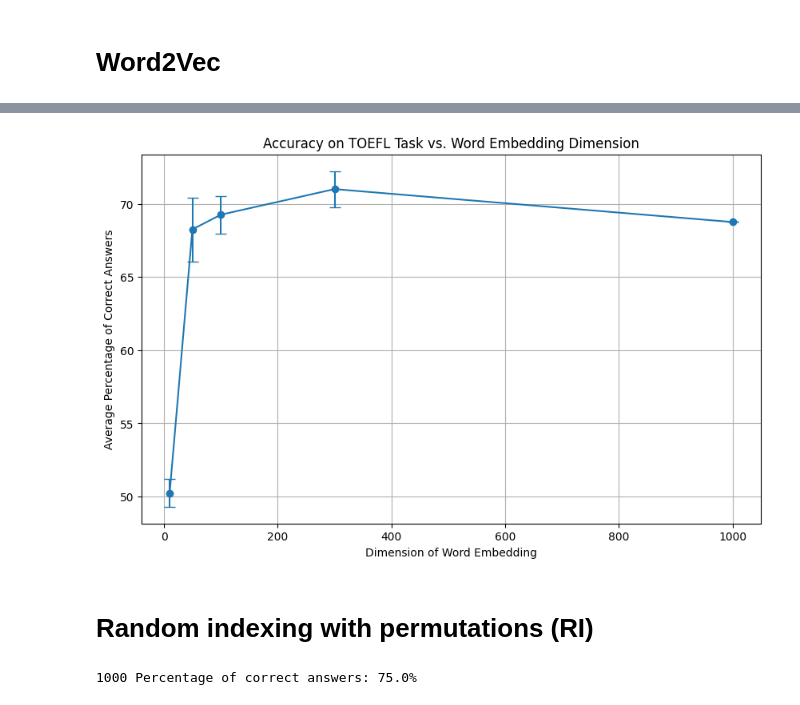
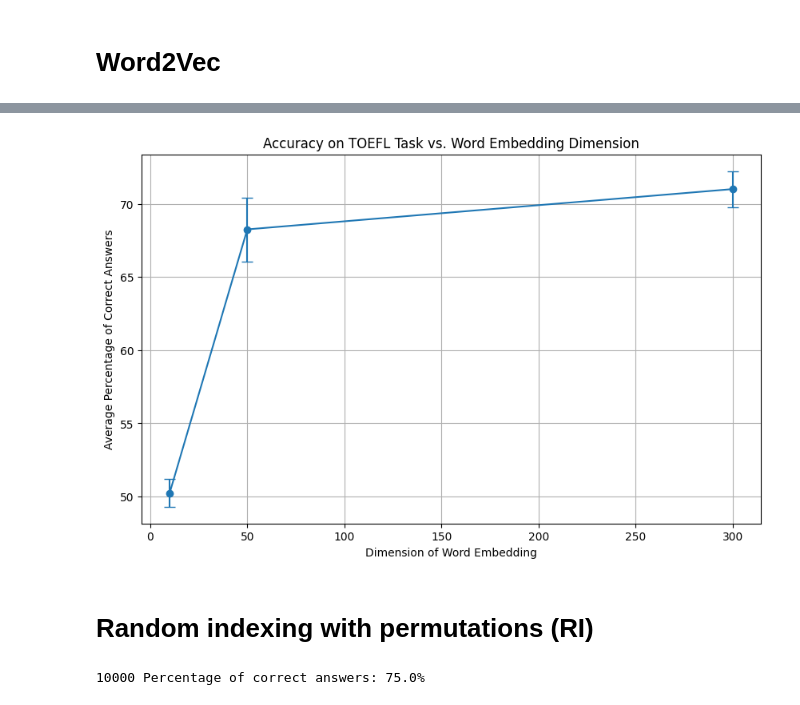
Before and after one commit to samlthelin/d7041e, a Jupyter notebook: Lab2/Lab2/Samuel_Thelin_LAB2.ipynb, the cells around one changed output, grey strips where cells are left out. Drawn from its saved outputs; the diff is of its cells as text; code cells hidden in the pictures.

```diff
--- a/Lab2/Lab2/Samuel_Thelin_LAB2.ipynb
+++ b/Lab2/Lab2/Samuel_Thelin_LAB2.ipynb
@@ -128,29 +118,27 @@ To conclude this section we can plot our results to visualize the results furthe
 # %%
 import matplotlib.pyplot as plt
 import numpy as np
 
-dimensions = [10, 50, 100, 300, 1000]
+dimensions = [10, 50, 300]
 results = {
     10: [50.0, 48.75, 50.0, 51.25, 51.25],
     50: [72.5, 67.5, 66.25, 67.5, 67.5],
-    100: [68.75, 68.75, 71.25, 67.5, 70.0],
-    300: [70.0, 70.0, 72.5, 72.5, 70.0],
-    1000: [68.75]
+    300: [70.0, 70.0, 72.5, 72.5, 70.0]
 }
 
 averages = [np.mean(results[dim]) for dim in dimensions]
 std_devs = [np.std(results[dim]) for dim in dimensions]
 
 plt.figure(figsize=(10, 6))
 plt.errorbar(dimensions, averages, yerr=std_devs, fmt='-o', capsize=5)
 plt.xlabel('Dimension of Word Embedding')
 plt.ylabel('Average Percentage of Correct Answers')
 plt.title('Accuracy on TOEFL Task vs. Word Embedding Dimension')
 plt.grid(True)
 plt.show()
 plt.close()
 # %% [output]
-[figure, old version]
+[figure, new version]
 # %% [markdown]
 # Random indexing with permutations (RI)
 # %%
@@ -161,7 +149,7 @@ import nltk
 #@author: The first version of this code is the courtesy of Vadim Selyanik
 
 threshold = 15000 # Frequency threshold in the corpus ??
-dimension = 1000 # Dimensionality for high-dimensional vectors
+dimension = 10000 # Dimensionality for high-dimensional vectors
 lemmatizer = nltk.WordNetLemmatizer()  # create an instance of lemmatizer
 ones_number = 2 # number of nonzero elements in randomly generated high-dimensional vectors
 window_size = 2 #number of neighboring words to consider both back and forth. In other words number of words before/after current word
@@ -320,4 +308,4 @@ text_file.close()
 a += 100 * right_answers / number_of_tests
 print(str(dimension) + " Percentage of correct answers: " + str(100 * right_answers / number_of_tests) + "%")
 # %% [output]
-1000 Percentage of correct answers: 75.0%
+10000 Percentage of correct answers: 75.0%
```
Also changed, not shown: parts of 5 cells of this notebook.
